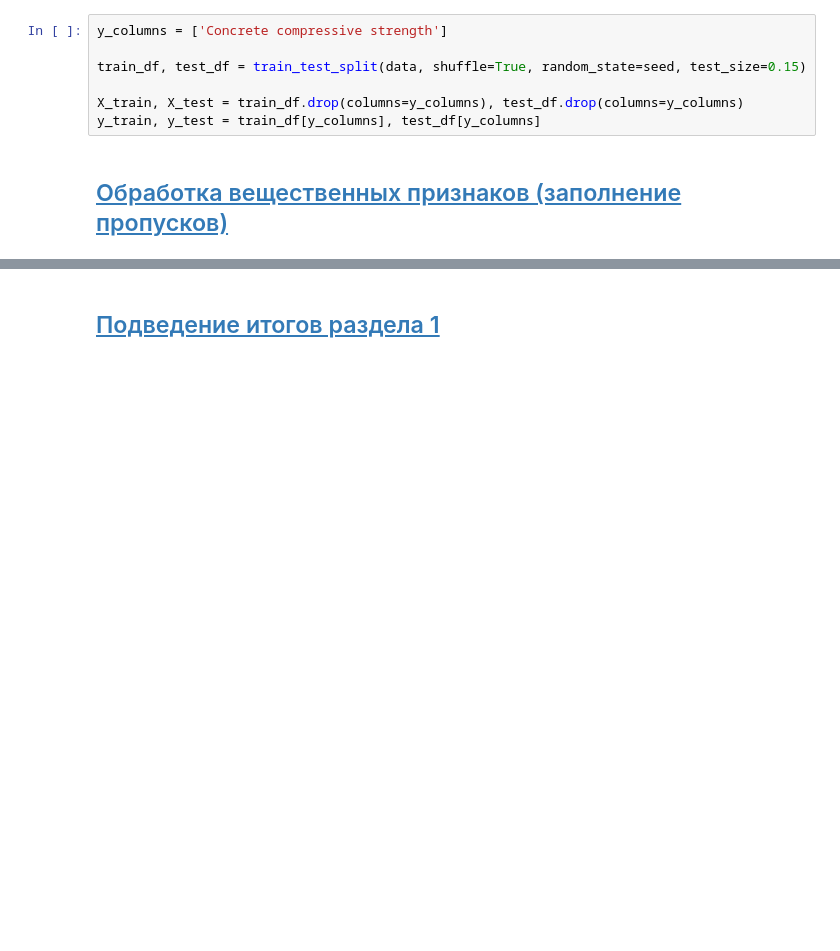
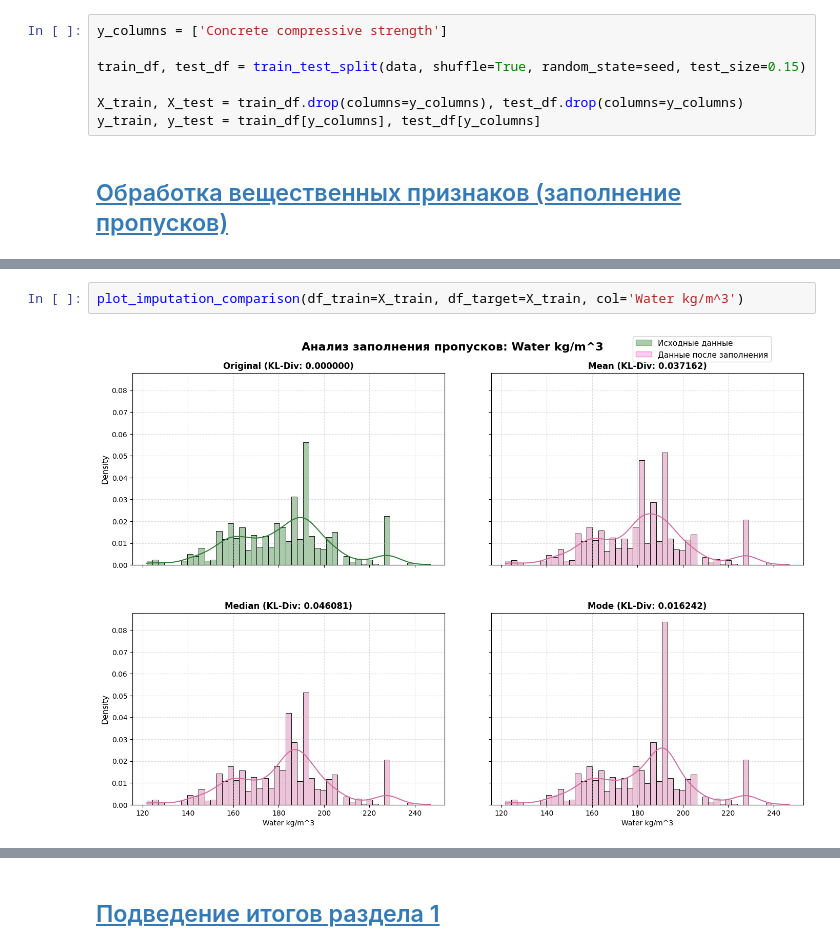
Before and after one commit to alexandrarengolt/HAIL_THE_KING, a Jupyter notebook: castle_walls.ipynb, the cells around one changed output, grey strips where cells are left out. Drawn from its saved outputs; the diff is of its cells as text; blank space fills up the shorter version.

```diff
--- a/castle_walls.ipynb
+++ b/castle_walls.ipynb
@@ -176,0 +291,4 @@ y_train, y_test = train_df[y_columns], test_df[y_columns]
+# %%
+plot_imputation_comparison(df_train=X_train, df_target=X_train, col='Water kg/m^3')
+# %% [output]
+[figure, added]
```
Also changed, not shown: parts of 27 cells of this notebook.
